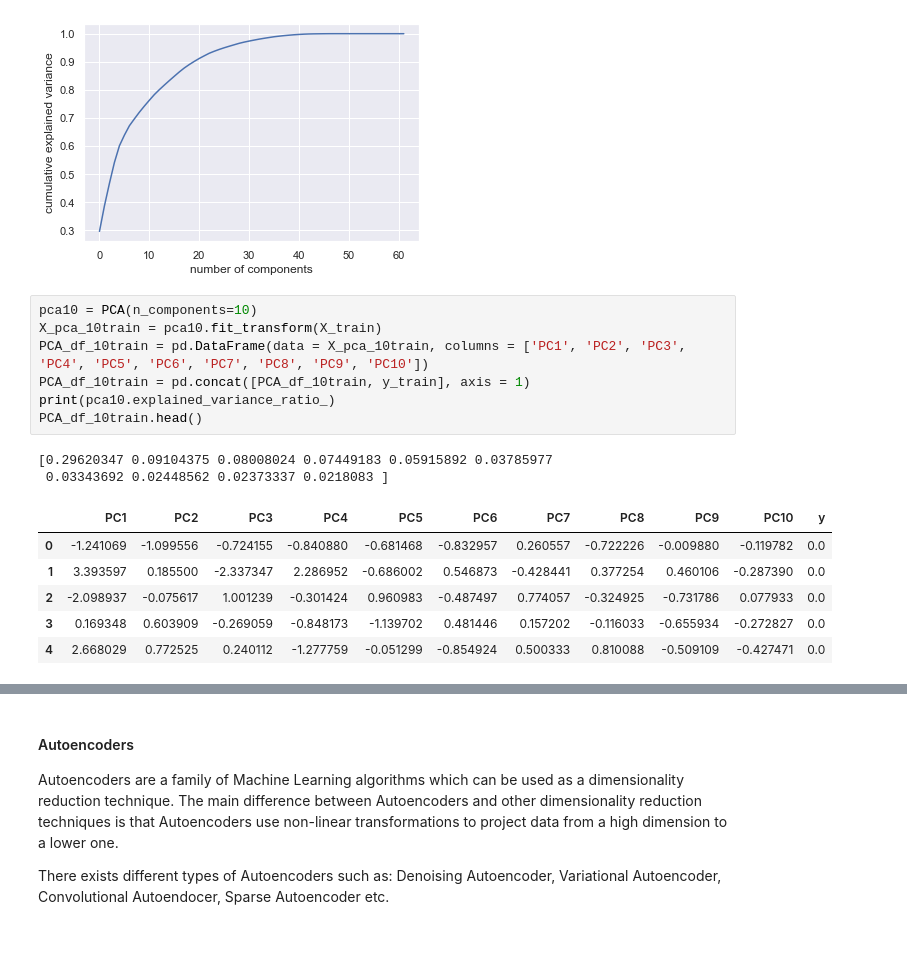
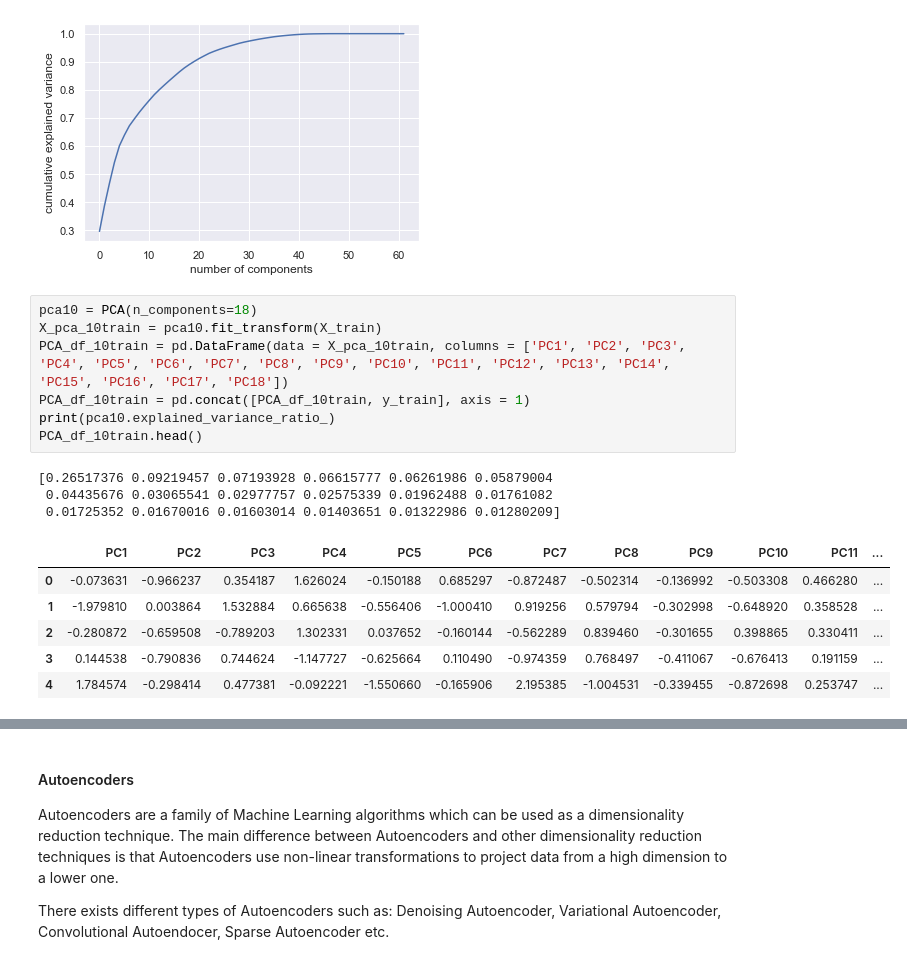
Before and after one commit to Kiiru-Anastasia/10acadWeeklyChallenges, a Jupyter notebook: Week6/notebooks/Term_Deposit.Predictive_Model.ipynb, the cells around one changed output, grey strips where cells are left out. Saved outputs shown, nothing was run; the diff lists cells and outputs as text.

```diff
--- a/Week6/notebooks/Term_Deposit.Predictive_Model.ipynb
+++ b/Week6/notebooks/Term_Deposit.Predictive_Model.ipynb
@@ -816,21 +816,22 @@ plt.ylabel('cumulative explained variance')
 Text(0, 0.5, 'cumulative explained variance')
 [figure]
 # %%
-pca10 = PCA(n_components=10)
+pca10 = PCA(n_components=18)
 X_pca_10train = pca10.fit_transform(X_train)
-PCA_df_10train = pd.DataFrame(data = X_pca_10train, columns = ['PC1', 'PC2', 'PC3', 'PC4', 'PC5', 'PC6', 'PC7', 'PC8', 'PC9', 'PC10'])
+PCA_df_10train = pd.DataFrame(data = X_pca_10train, columns = ['PC1', 'PC2', 'PC3', 'PC4', 'PC5', 'PC6', 'PC7', 'PC8', 'PC9', 'PC10', 'PC11', 'PC12', 'PC13', 'PC14', 'PC15', 'PC16', 'PC17', 'PC18'])
 PCA_df_10train = pd.concat([PCA_df_10train, y_train], axis = 1)
 print(pca10.explained_variance_ratio_)
 PCA_df_10train.head()
 # %% [output]
-[0.29620347 0.09104375 0.08008024 0.07449183 0.05915892 0.03785977
- 0.03343692 0.02448562 0.02373337 0.0218083 ]
+[0.26517376 0.09219457 0.07193928 0.06615777 0.06261986 0.05879004
+ 0.04435676 0.03065541 0.02977757 0.02575339 0.01962488 0.01761082
+ 0.01725352 0.01670016 0.01603014 0.01403651 0.01322986 0.01280209]
-|  | PC1 | PC2 | PC3 | PC4 | PC5 | PC6 | PC7 | PC8 | PC9 | PC10 | y |
-| 0 | -1.241069 | -1.099556 | -0.724155 | -0.840880 | -0.681468 | -0.832957 | 0.260557 | -0.722226 | -0.009880 | -0.119782 | 0.0 |
-| 1 | 3.393597 | 0.185500 | -2.337347 | 2.286952 | -0.686002 | 0.546873 | -0.428441 | 0.377254 | 0.460106 | -0.287390 | 0.0 |
-| 2 | -2.098937 | -0.075617 | 1.001239 | -0.301424 | 0.960983 | -0.487497 | 0.774057 | -0.324925 | -0.731786 | 0.077933 | 0.0 |
-| 3 | 0.169348 | 0.603909 | -0.269059 | -0.848173 | -1.139702 | 0.481446 | 0.157202 | -0.116033 | -0.655934 | -0.272827 | 0.0 |
-| 4 | 2.668029 | 0.772525 | 0.240112 | -1.277759 | -0.051299 | -0.854924 | 0.500333 | 0.810088 | -0.509109 | -0.427471 | 0.0 |
+|  | PC1 | PC2 | PC3 | PC4 | PC5 | PC6 | PC7 | PC8 | PC9 | PC10 | PC11 | ... |
+| 0 | -0.073631 | -0.966237 | 0.354187 | 1.626024 | -0.150188 | 0.685297 | -0.872487 | -0.502314 | -0.136992 | -0.503308 | 0.466280 | ... |
+| 1 | -1.979810 | 0.003864 | 1.532884 | 0.665638 | -0.556406 | -1.000410 | 0.919256 | 0.579794 | -0.302998 | -0.648920 | 0.358528 | ... |
+| 2 | -0.280872 | -0.659508 | -0.789203 | 1.302331 | 0.037652 | -0.160144 | -0.562289 | 0.839460 | -0.301655 | 0.398865 | 0.330411 | ... |
+| 3 | 0.144538 | -0.790836 | 0.744624 | -1.147727 | -0.625664 | 0.110490 | -0.974359 | 0.768497 | -0.411067 | -0.676413 | 0.191159 | ... |
+| 4 | 1.784574 | -0.298414 | 0.477381 | -0.092221 | -1.550660 | -0.165906 | 2.195385 | -1.004531 | -0.339455 | -0.872698 | 0.253747 | ... |
 # %%
 #explained_variance_ plot
 plt.bar(range(1,len(pca10.explained_variance_ )+1),pca10.explained_variance_ )
```
Also changed, not shown: parts of 10 cells of this notebook, 2 other files.
